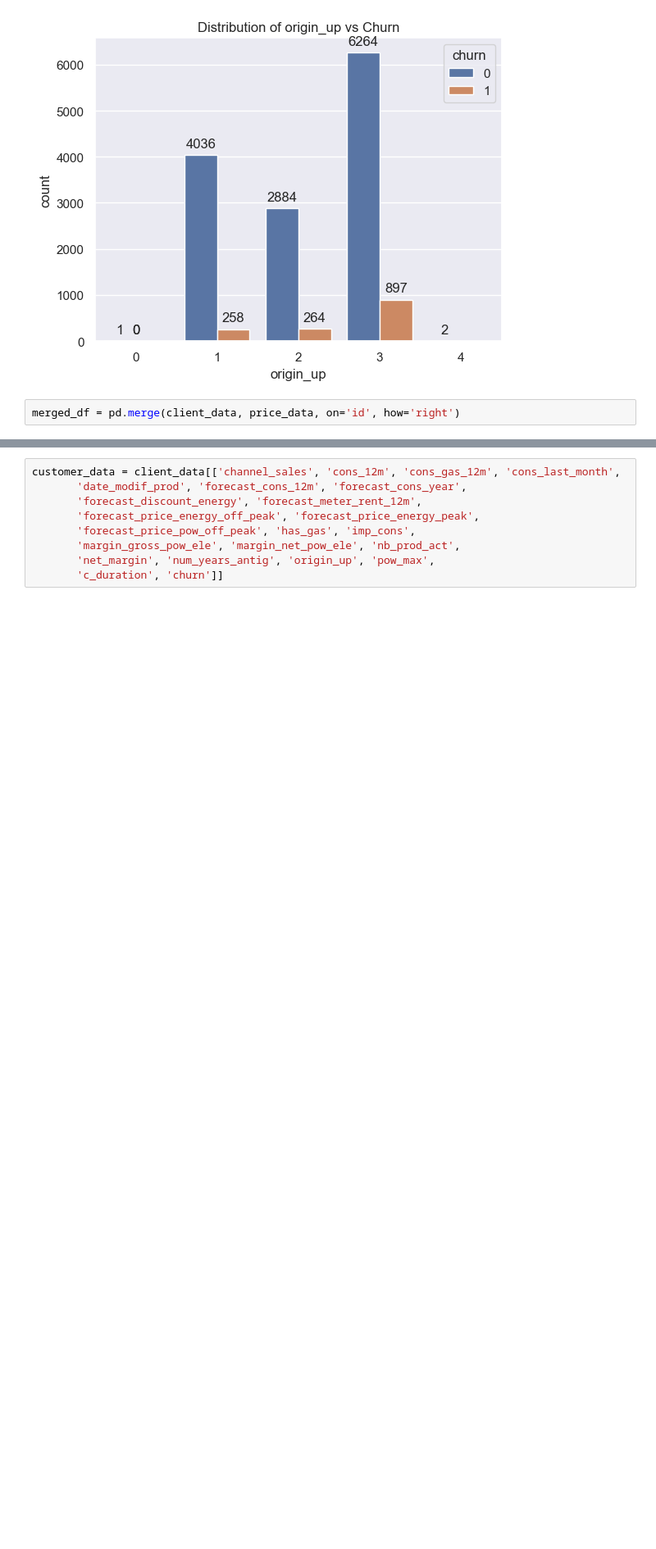
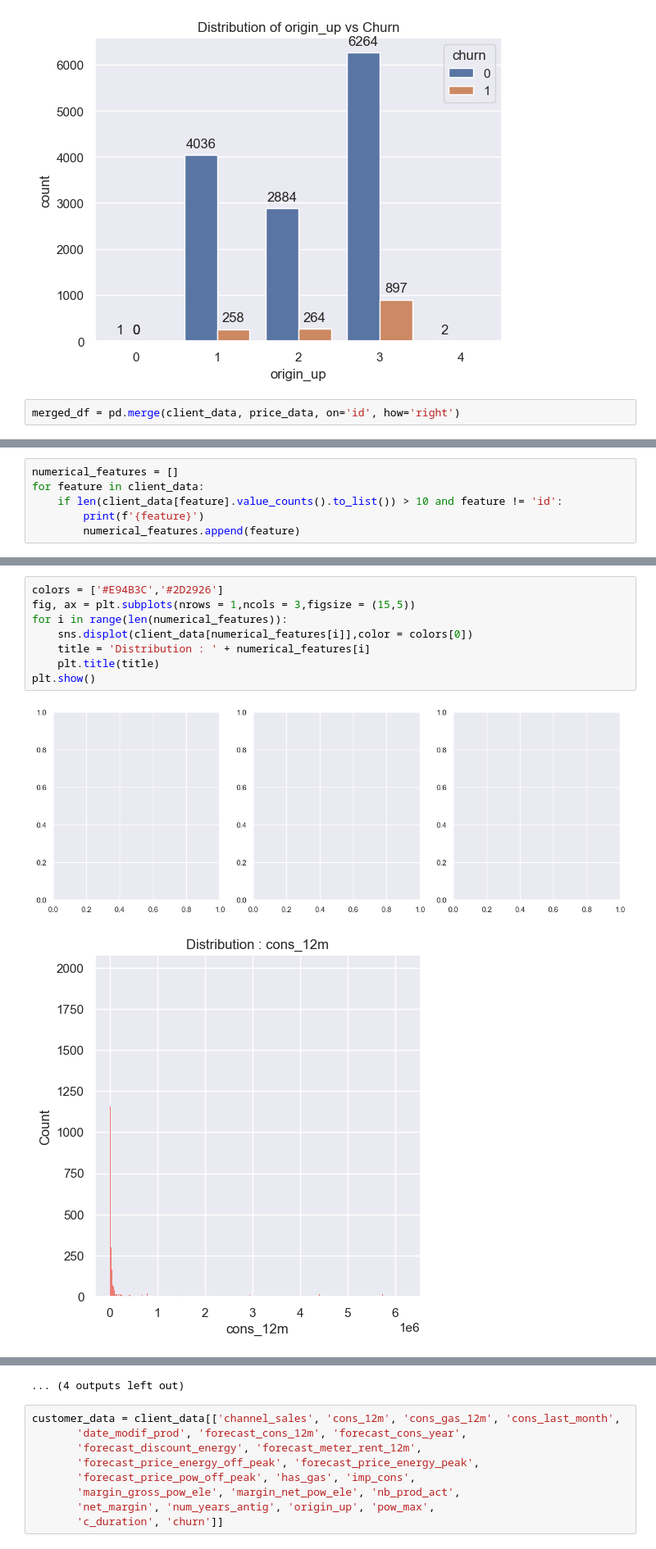
Before and after one commit to nelson123-lab/BCG-X-Data-Science, a Jupyter notebook: Task 2/Task 2 - eda_starter.ipynb, the cells around one changed output, grey strips where cells are left out. Shown at 82% size. Drawn from its saved outputs; the diff is of its cells as text; blank space fills up the shorter version.

```diff
--- a/Task 2/Task 2 - eda_starter.ipynb
+++ b/Task 2/Task 2 - eda_starter.ipynb
@@ -519,0 +526,6 @@ merged_df = pd.merge(client_data, price_data, on='id', how='right')
+# %%
+numerical_features = []
+for feature in client_data:
+    if len(client_data[feature].value_counts().to_list()) > 10 and feature != 'id':
+        print(f'{feature}')
+        numerical_features.append(feature)
@@ -519,0 +550,11 @@ merged_df = pd.merge(client_data, price_data, on='id', how='right')
+# %%
+colors = ['#E94B3C','#2D2926']
+fig, ax = plt.subplots(nrows = 1,ncols = 3,figsize = (15,5))
+for i in range(len(numerical_features)):
+    sns.displot(client_data[numerical_features[i]],color = colors[0])
+    title = 'Distribution : ' + numerical_features[i]
+    plt.title(title)
+plt.show()
+# %% [output]
+[figure, added]
+[figure, added]
@@ -520,3 +571,4 @@ merged_df = pd.merge(client_data, price_data, on='id', how='right')
+... (4 outputs left out)
 # %%
 customer_data = client_data[['channel_sales', 'cons_12m', 'cons_gas_12m', 'cons_last_month',
        'date_modif_prod', 'forecast_cons_12m', 'forecast_cons_year',
```
Also changed, not shown: parts of 6 cells of this notebook.
